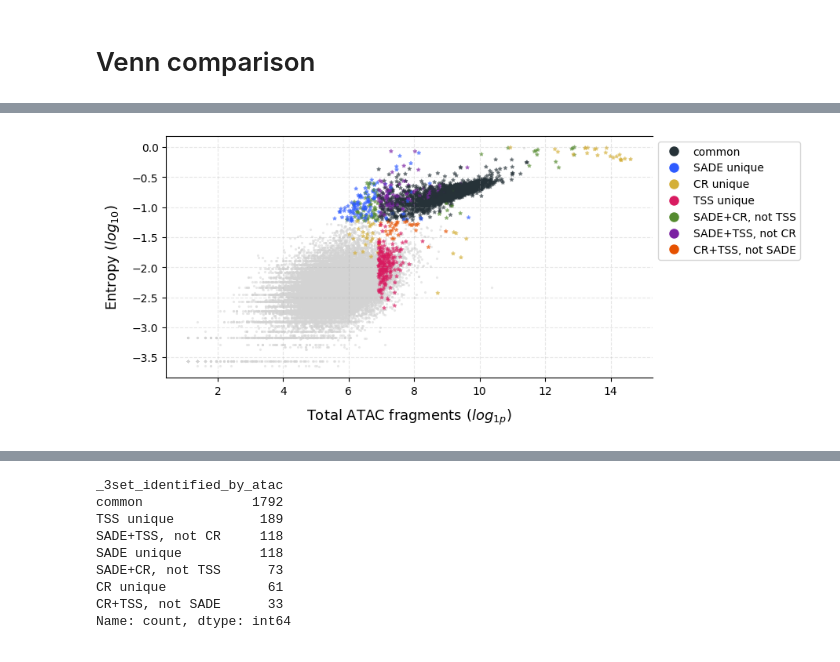
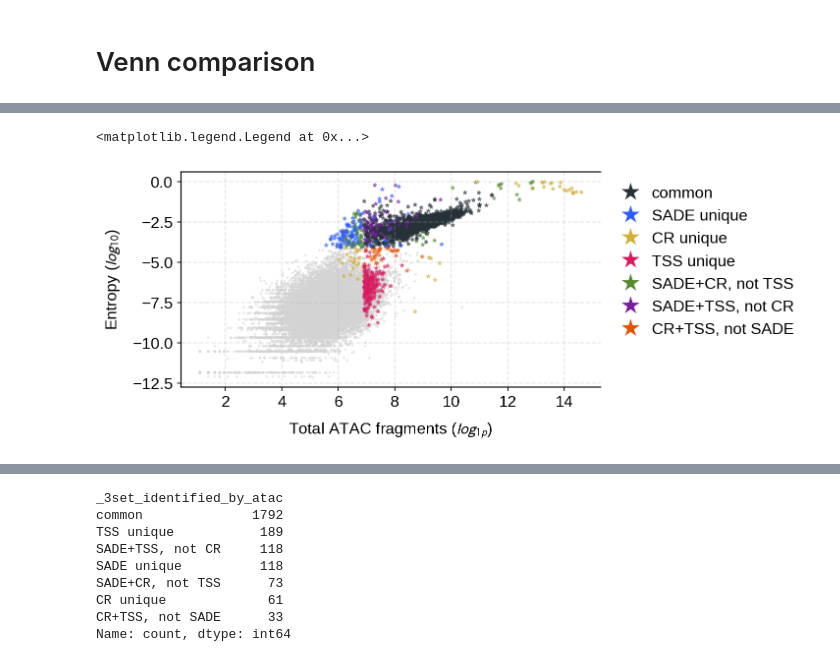
Before and after one commit to streetslab/SADE, a Jupyter notebook: EDA/F2_union_set_comparison.ipynb, the cells around one changed output, grey strips where cells are left out. Cells and saved outputs as stored; diff of their text form; code cells hidden in the pictures.

```diff
--- a/EDA/F2_union_set_comparison.ipynb
+++ b/EDA/F2_union_set_comparison.ipynb
@@ -47,7 +81,6 @@ entropy_df.head(2)
 | GAACAATGTCGGTTAT-1 | 0.203897 | 0.735687 | 449 | 0.185787 | 0.830450 | 0.968089 | NO | ... |
 # %%
 # Load union set cells
-entropy_dir = '/mnt/hdd_bob/syy/adipose/atac/res/VIB_10xmultiome_2_WS3000F'
 Union_cell_subdir = os.path.join(entropy_dir, '_cell_calling_comparison')
 Union_cell_info_file = os.path.join(Union_cell_subdir, 'Union_cell_3set_all_info.tsv')
 union_cell_info = pd.read_csv(Union_cell_info_file, sep='\t', index_col=0)
@@ -58,8 +91,7 @@ union_cell_info.head(2)
 | AAACAAGCAAGTTAGT | 2412 | True | True | True | both | ... |
 | AAACAAGCATTTCTTC | 9030 | True | True | True | both | ... |
 # %%
-col_list = [ '_2set_identified_by_atac_SC', '_2set_identified_by_atac_ST']
+col_list = [ '_2set_identified_by_atac_SC', '_2set_identified_by_atac_ST', '_3set_identified_by_atac']
 for col in col_list:
     entropy_df[col] = entropy_df['atac_bc'].map(union_cell_info[col]).fillna('none')
-
-entropy_df.head(2)
+#entropy_df.head(2)
@@ -104,3 +132,12 @@ union_cell_info['frip_rawpeaks'] = union_cell_info['Nfrag_in_rawpeaks'] / union_
   chrom   start     end        atac_barcode  support           atac_bc
 0  chr1  816905  817256  TGCGGAATCTAACTAC-1        1  TGCGGAATCTAACTAC
 1  chr1  816915  817244  GTTTGTGTCGCTAGCT-1        1  GTTTGTGTCGCTAGCT
+# %%
+entropy_df['log_entropy'] = np.log2(entropy_df['Entropy'])
+entropy_df['log_total_fragments'] = np.log1p(entropy_df['total_fragments'])
+
+union_cell_info['log_entropy'] = np.log2(union_cell_info['Entropy'])
+union_cell_info['log_total_fragments'] = np.log1p(union_cell_info['total_fragments'])
+# %%
+# Those in the union set but in neither of CR or SADE are uniquely identified by TSS enrichment
+union_cell_info['_2set_identified_by_atac_SC_mod'] = union_cell_info['_2set_identified_by_atac_SC'].replace('none', 'tss_only')
@@ -109,41 +177,37 @@ union_cell_info['frip_rawpeaks'] = union_cell_info['Nfrag_in_rawpeaks'] / union_
 # %%
+fig= plt.figure(layout='constrained', figsize=(6.6, 5))
+gs = gridspec.GridSpec(2, 1, height_ratios=[1, 3])
 
-fig, ax = plt.subplots( figsize=(8, 4) )
+ax = plt.subplot(gs[1])
 
 # droplets not in any of the 3 sets are colored in light gray
 not_in_any_set = ~entropy_df['atac_bc'].isin(union_cell_info.index)
-ax.scatter( np.log1p(entropy_df.loc[not_in_any_set, 'total_fragments']),
-            np.log10(entropy_df.loc[not_in_any_set, 'Entropy']),
+ax.scatter( entropy_df.loc[not_in_any_set, 'log_total_fragments'],
+            entropy_df.loc[not_in_any_set, 'log_entropy'],
             c='lightgray',
             marker='o',
             s=5,
             alpha=0.5,
             lw=0,)
 # Now the droplets in the union set are colored by their category
-ax.scatter( np.log1p(union_cell_info['total_fragments']), np.log10(union_cell_info['Entropy']),  c= union_cell_info['_3set_identified_by_atac'].map(cat_colors_map),
+ax.scatter( union_cell_info['log_total_fragments'], union_cell_info['log_entropy'],  c= union_cell_info['_3set_identified_by_atac'].map(cat_colors_map),
             alpha=0.5,
             s=10,
             lw=1,
             marker='*',
             rasterized=True # Keeps the file size light if saving to PDF
                 )
 
 
 ax.spines['right'].set_visible(False)
 ax.grid(True, linestyle='--', alpha=0.3, zorder=0)
 
-ax.set_xlabel('Total ATAC fragments ($log_{1p}$)', fontsize=13, labelpad=10)
-ax.set_ylabel('Entropy ($log_{10}$)', fontsize=13, labelpad=10)
-# ax.set_title('Nuclei identification overlap', fontsize=14, loc='left', fontweight='bold', pad=20)
+ax.set_xlabel('Total ATAC fragments ($log_{1p}$)', labelpad=10)
+ax.set_ylabel('Entropy ($log_{10}$)', labelpad=10)
 
 
-handles = [Line2D([0], [0], marker='o', color='w', markerfacecolor=v, label=k, markersize=8) for k, v in cat_colors_map.items()]
-
-ax.legend(handles=[Line2D([0], [0], marker='o', color='w', label=cat_labels_map[c],
-                          markerfacecolor=cat_colors_map[c], markersize=10) for c in cat_colors_map.keys()],
-             bbox_to_anchor=(1, 1), loc='upper left', ncol=1, fontsize=10)
-
-
-plt.show()
+handles = [Line2D([0], [0], marker='*', color='w', markerfacecolor=v, label=k, markersize=20) for k, v in cat_colors_map.items()]
+ax.legend(handles=handles, frameon=False, bbox_to_anchor=(1, 1), loc='upper left', ncol=1, handletextpad=0.3)
 # %% [output]
+<matplotlib.legend.Legend at 0x...>
-[figure, old version]
+[figure, new version]
```
Also changed, not shown: parts of 42 cells of this notebook, 48 other files.
